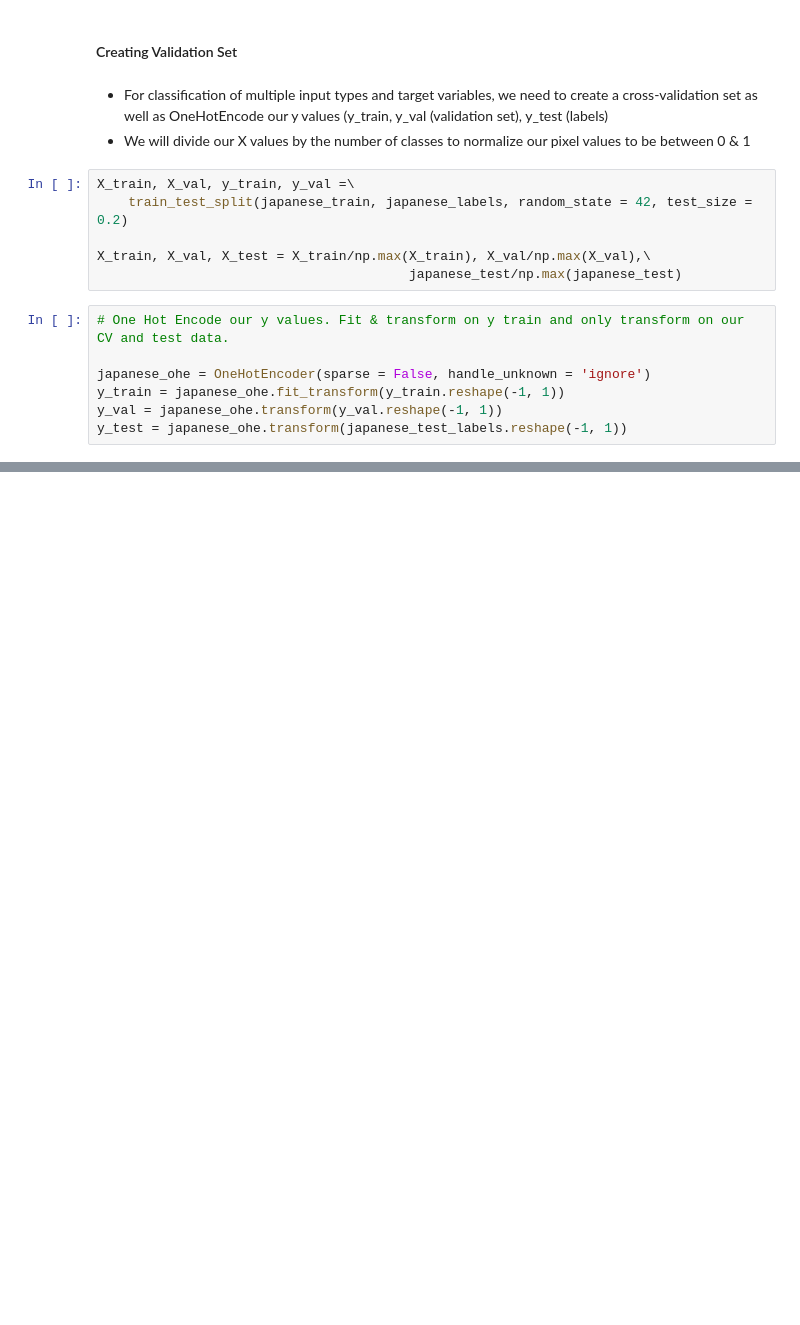
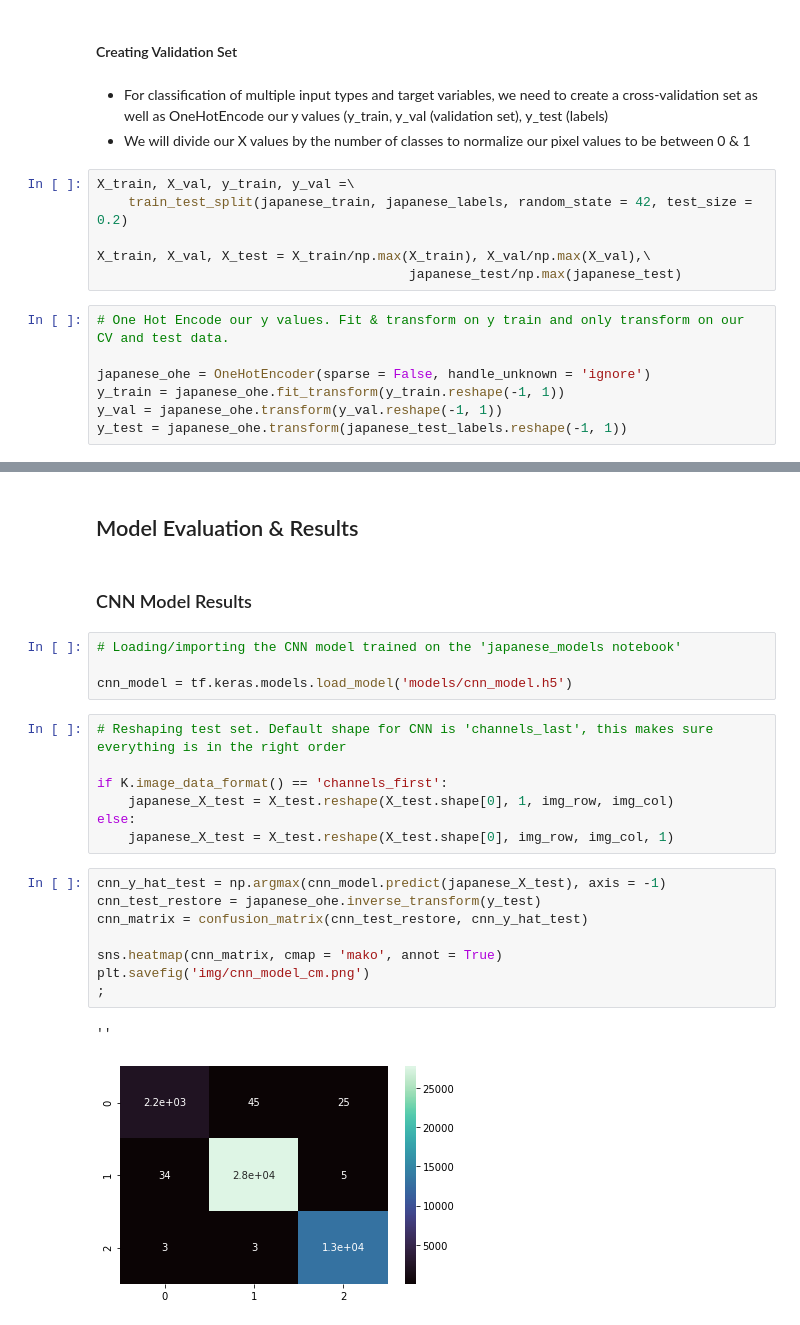
Before and after one commit to Mynusjanai/japanese_classification, a Jupyter notebook: japanese_classification.ipynb, the cells around one changed output, grey strips where cells are left out. Saved outputs shown, nothing was run; the diff lists cells and outputs as text; blank space fills up the shorter version.

```diff
--- a/japanese_classification.ipynb
+++ b/japanese_classification.ipynb
@@ -456,0 +445,26 @@ hira_X_val.shape
+# %% [markdown]
+## Model Evaluation & Results
+# %% [markdown]
+### CNN Model Results
+# %%
+# Loading/importing the CNN model trained on the 'japanese_models notebook'
+
+cnn_model = tf.keras.models.load_model('models/cnn_model.h5')
+# %%
+# Reshaping test set. Default shape for CNN is 'channels_last', this makes sure everything is in the right order
+
+if K.image_data_format() == 'channels_first':
+    japanese_X_test = X_test.reshape(X_test.shape[0], 1, img_row, img_col)
+else:
+    japanese_X_test = X_test.reshape(X_test.shape[0], img_row, img_col, 1)
+# %%
+cnn_y_hat_test = np.argmax(cnn_model.predict(japanese_X_test), axis = -1)
+cnn_test_restore = japanese_ohe.inverse_transform(y_test)
+cnn_matrix = confusion_matrix(cnn_test_restore, cnn_y_hat_test)
+
+sns.heatmap(cnn_matrix, cmap = 'mako', annot = True)
+plt.savefig('img/cnn_model_cm.png')
+;
+# %% [output]
+''
+[figure, added]
```
Also changed, not shown: parts of 28 cells of this notebook, 5 other files.
